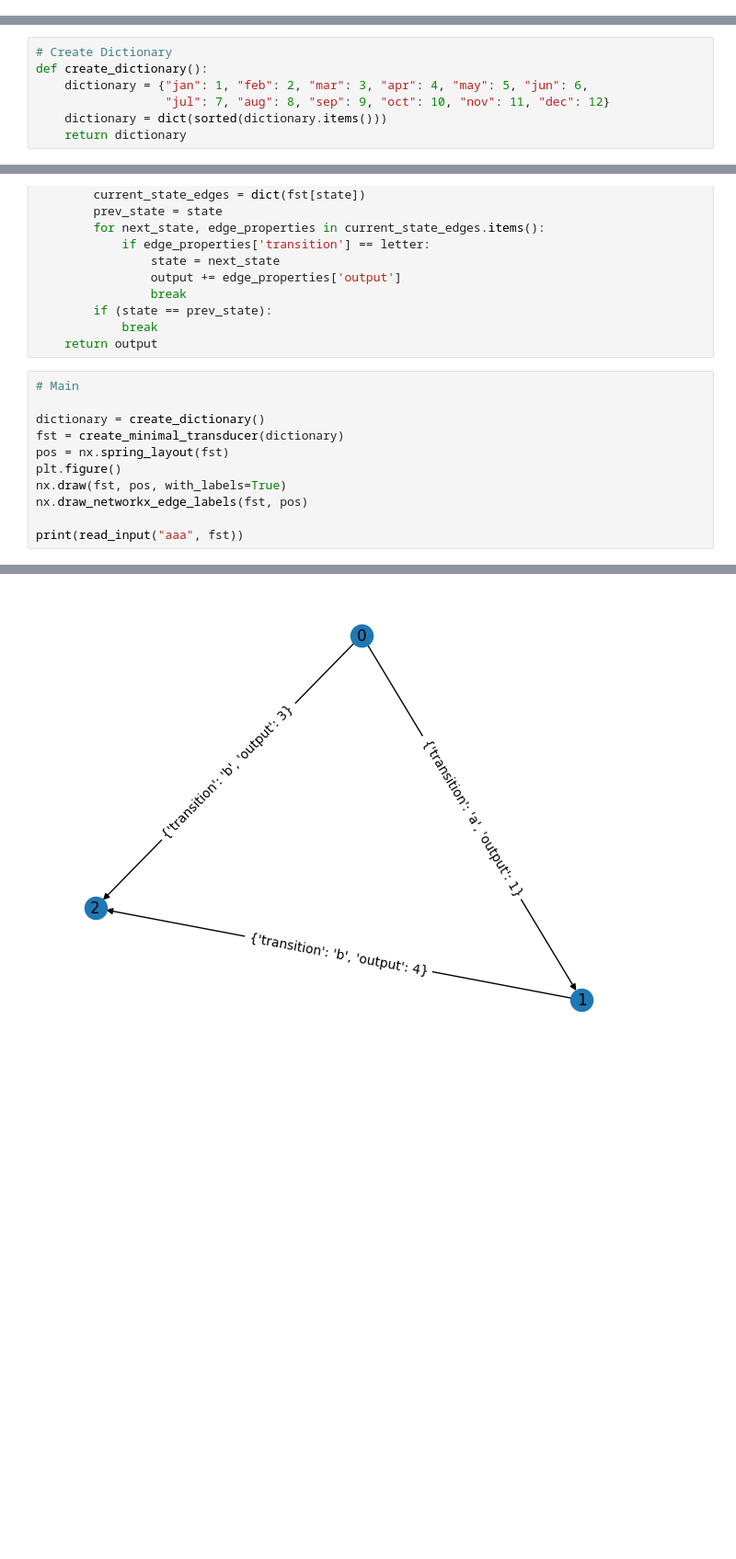
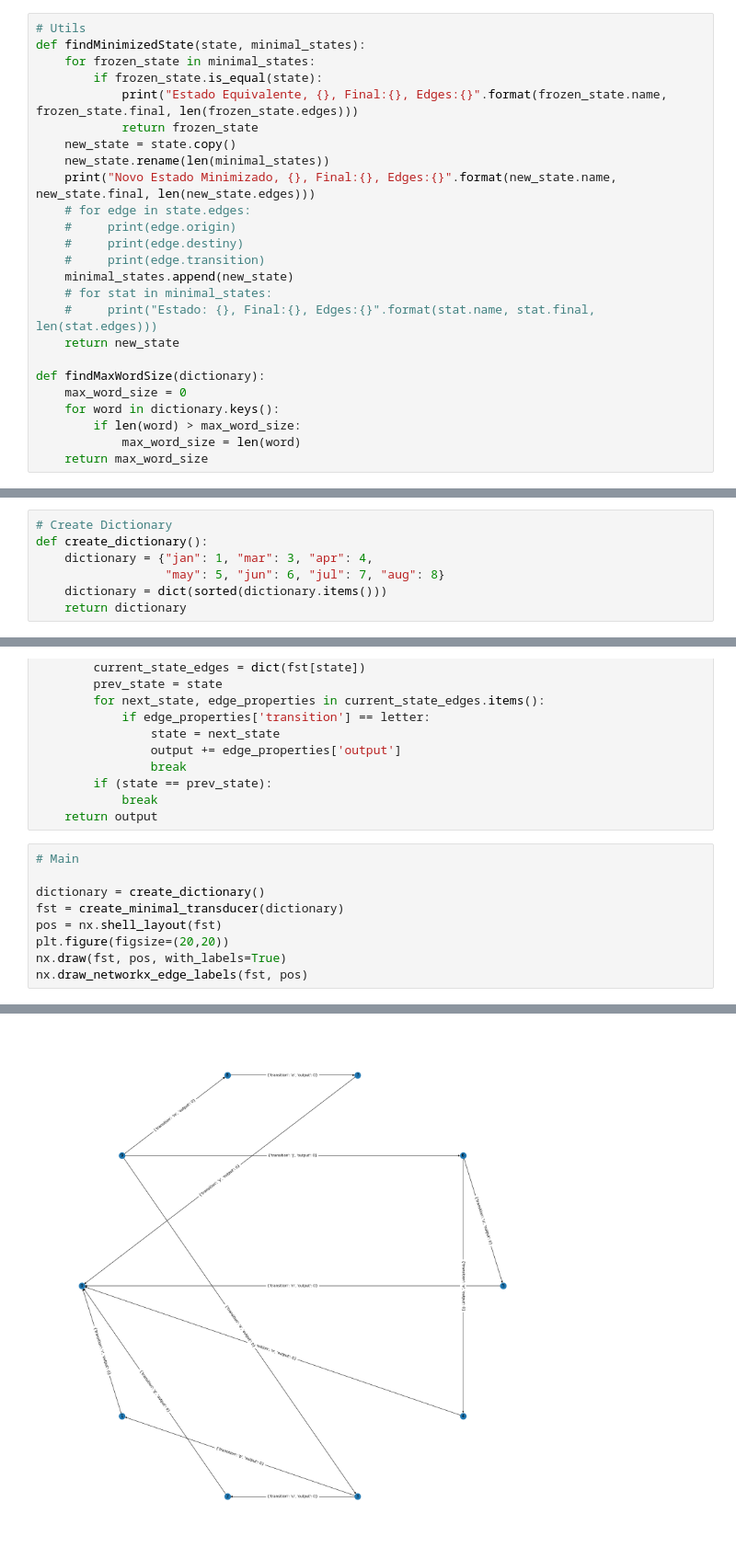
Before and after one commit to RafaelStudartDiPiero/FST_CTC34, a Jupyter notebook: fst.ipynb, the cells around one changed output, grey strips where cells are left out. Shown: that part at 92% size. Cells and saved outputs as stored; diff of their text form; blank space fills up the shorter version.

```diff
--- a/fst.ipynb
+++ b/fst.ipynb
@@ -121,0 +92,25 @@ def create_minimal_transducer(dictionary):
+# %%
+# Utils
+def findMinimizedState(state, minimal_states):
+    for frozen_state in minimal_states:
+        if frozen_state.is_equal(state):
+            print("Estado Equivalente, {}, Final:{}, Edges:{}".format(frozen_state.name, frozen_state.final, len(frozen_state.edges)))
+            return frozen_state
+    new_state = state.copy()
+    new_state.rename(len(minimal_states))
+    print("Novo Estado Minimizado, {}, Final:{}, Edges:{}".format(new_state.name, new_state.final, len(new_state.edges)))
+    # for edge in state.edges:
+    #     print(edge.origin)
+    #     print(edge.destiny)
+    #     print(edge.transition)
+    minimal_states.append(new_state)
+    # for stat in minimal_states:
+    #     print("Estado: {}, Final:{}, Edges:{}".format(stat.name, stat.final, len(stat.edges)))
+    return new_state
+
+def findMaxWordSize(dictionary):
+    max_word_size = 0
+    for word in dictionary.keys():
+        if len(word) > max_word_size:
+            max_word_size = len(word)
+    return max_word_size
@@ -122,8 +178,8 @@ def create_minimal_transducer(dictionary):
 # %%
 # Create Dictionary
 def create_dictionary():
-    dictionary = {"jan": 1, "feb": 2, "mar": 3, "apr": 4, "may": 5, "jun": 6,
-                  "jul": 7, "aug": 8, "sep": 9, "oct": 10, "nov": 11, "dec": 12}
+    dictionary = {"jan": 1, "mar": 3, "apr": 4,
+                  "may": 5, "jun": 6, "jul": 7, "aug": 8}
     dictionary = dict(sorted(dictionary.items()))
     return dictionary
 # %%
@@ -148,10 +204,8 @@ def read_input(input, fst):
 
 dictionary = create_dictionary()
 fst = create_minimal_transducer(dictionary)
-pos = nx.spring_layout(fst)
-plt.figure()
+pos = nx.shell_layout(fst)
+plt.figure(figsize=(20,20))
 nx.draw(fst, pos, with_labels=True)
 nx.draw_networkx_edge_labels(fst, pos)
-
-print(read_input("aaa", fst))
 # %% [output]
@@ -159 +246 @@ print(read_input("aaa", fst))
-[figure, old version]
+[figure, new version]
```
Also changed, not shown: parts of 5 cells of this notebook.
